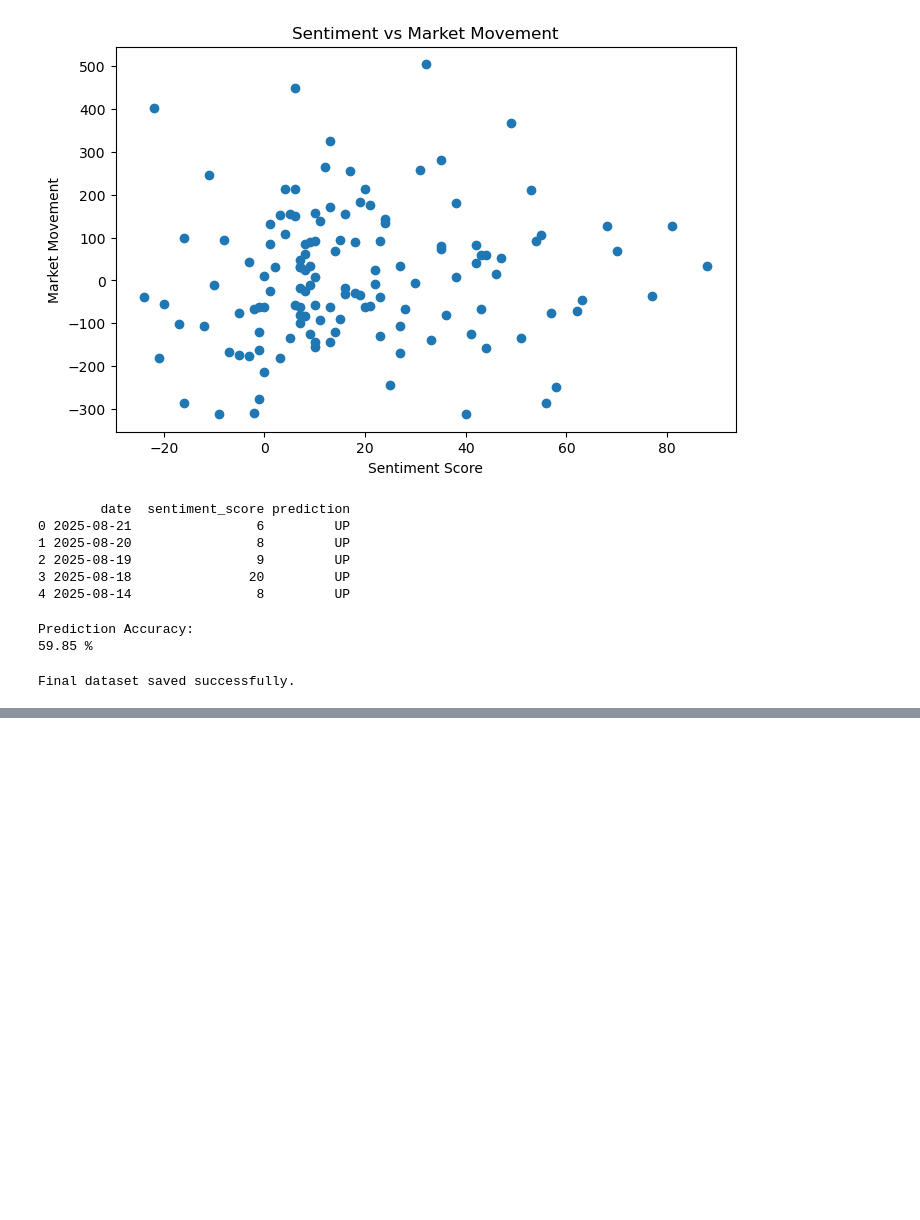
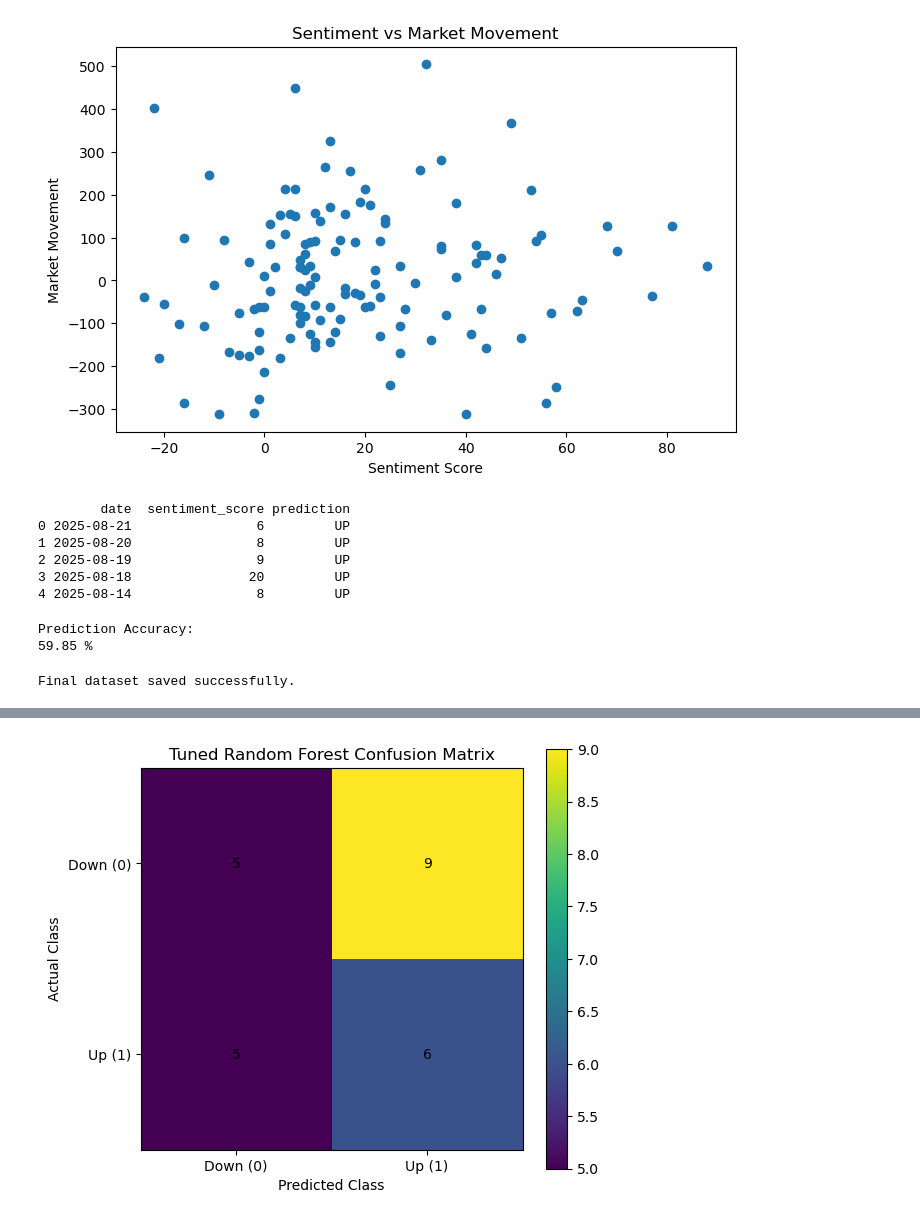
Before and after one commit to Arka-Deep/Financial-News-Sentiment-Analysis---KElective-Assignment, a Jupyter notebook: 01_analysis.ipynb, the cells around one changed output, grey strips where cells are left out. Saved outputs shown, nothing was run; the diff lists cells and outputs as text; code cells hidden in the pictures; blank space fills up the shorter version.

```diff
--- a/01_analysis.ipynb
+++ b/01_analysis.ipynb
@@ -699,0 +1291,4 @@ Final dataset saved successfully.
+# %%
+tscv = TimeSeriesSplit(n_splits=5)
+
+print(tscv)
@@ -699,0 +1297,6 @@ Final dataset saved successfully.
+# %%
+param_grid = {
+    'n_estimators': [100, 200, 300],
+    'max_depth': [3, 5, 7],
+    'min_samples_leaf': [5, 10, 20]
+}
@@ -699,0 +1382,8 @@ Final dataset saved successfully.
+# %%
+tuned_rf_cm = confusion_matrix(
+    y_test,
+    tuned_rf_pred
+)
+
+print("\nConfusion Matrix:")
+print(tuned_rf_cm)
@@ -699,0 +1426,46 @@ Final dataset saved successfully.
+# %%
+import matplotlib.pyplot as plt
+
+plt.figure(figsize=(6, 5))
+
+plt.imshow(tuned_rf_cm)
+
+plt.title(
+    'Tuned Random Forest Confusion Matrix'
+)
+
+plt.xlabel('Predicted Class')
+plt.ylabel('Actual Class')
+
+plt.xticks(
+    [0, 1],
+    ['Down (0)', 'Up (1)']
+)
+
+plt.yticks(
+    [0, 1],
+    ['Down (0)', 'Up (1)']
+)
+
+for i in range(2):
+    for j in range(2):
+        plt.text(
+            j,
+            i,
+            tuned_rf_cm[i, j],
+            ha='center',
+            va='center'
+        )
+
+plt.colorbar()
+
+plt.tight_layout()
+plt.savefig(
+    "plots/tunedRandomForestConfusionMatrix.png",
+    dpi=300,
+    bbox_inches="tight"
+)
+plt.show()
+plt.show()
+# %% [output]
+[figure, added]
```
Also changed, not shown: parts of 50 cells of this notebook.
